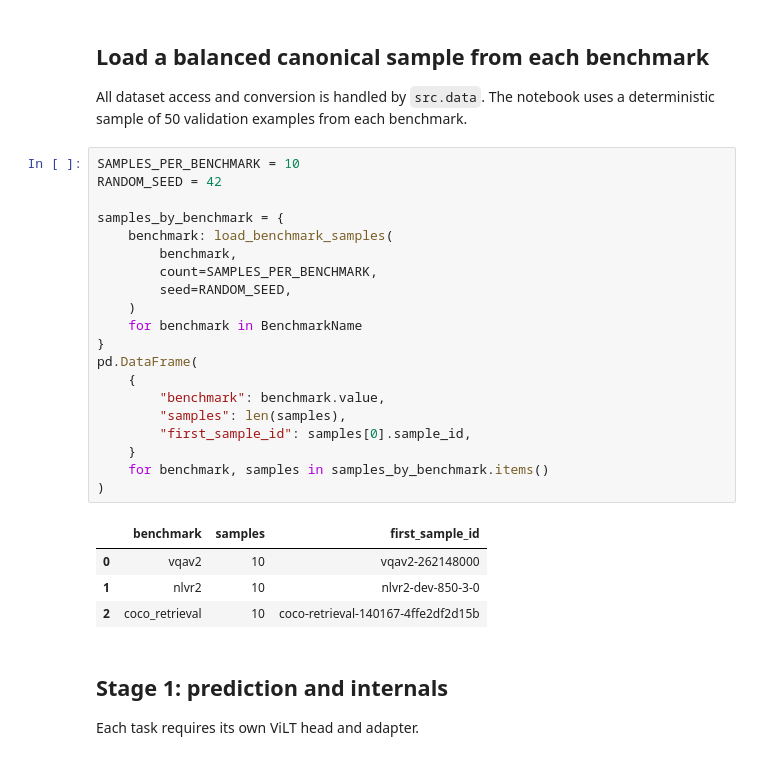
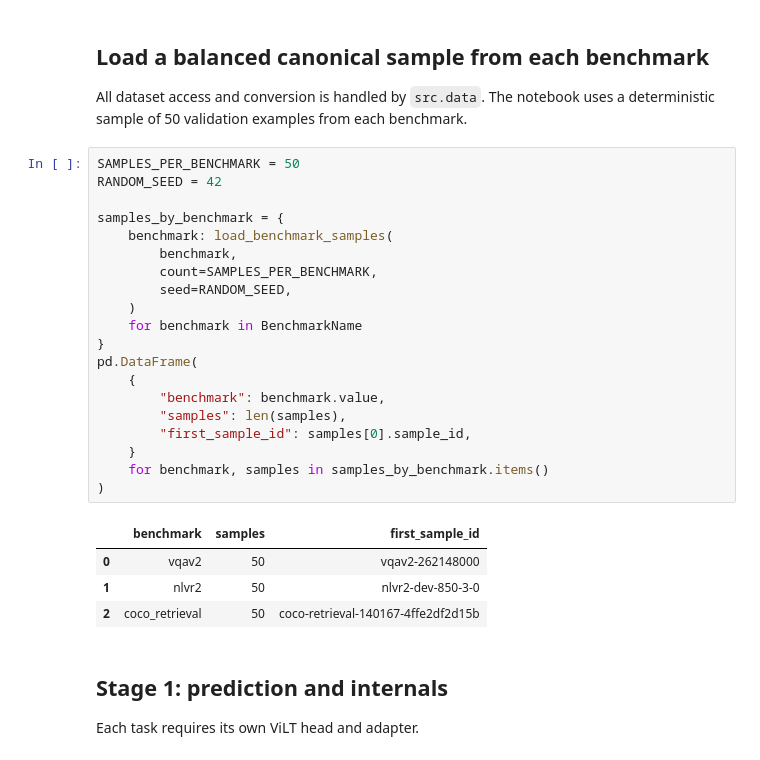
Before and after one commit to sharifbubuka/thesis, a Jupyter notebook: notebooks/modality_contribution.ipynb, the cells around one changed output. Saved outputs shown, nothing was run; the diff lists cells and outputs as text.

```diff
--- a/notebooks/modality_contribution.ipynb
+++ b/notebooks/modality_contribution.ipynb
@@ -31,30 +31,30 @@ device(type='mps')
 
 All dataset access and conversion is handled by `src.data`. The notebook uses a deterministic sample of 50 validation examples from each benchmark.
 # %%
-SAMPLES_PER_BENCHMARK = 10
+SAMPLES_PER_BENCHMARK = 50
 RANDOM_SEED = 42
 
 samples_by_benchmark = {
     benchmark: load_benchmark_samples(
         benchmark,
         count=SAMPLES_PER_BENCHMARK,
         seed=RANDOM_SEED,
     )
     for benchmark in BenchmarkName
 }
 pd.DataFrame(
     {
         "benchmark": benchmark.value,
         "samples": len(samples),
         "first_sample_id": samples[0].sample_id,
     }
     for benchmark, samples in samples_by_benchmark.items()
 )
 # %% [output]
 |  | benchmark | samples | first_sample_id |
-| 0 | vqav2 | 10 | vqav2-262148000 |
-| 1 | nlvr2 | 10 | nlvr2-dev-850-3-0 |
-| 2 | coco_retrieval | 10 | coco-retrieval-140167-4ffe2df2d15b |
+| 0 | vqav2 | 50 | vqav2-262148000 |
+| 1 | nlvr2 | 50 | nlvr2-dev-850-3-0 |
+| 2 | coco_retrieval | 50 | coco-retrieval-140167-4ffe2df2d15b |
 # %% [markdown]
 ## Stage 1: prediction and internals
 
```
Also changed, not shown: parts of 11 cells of this notebook, 10 other files.
